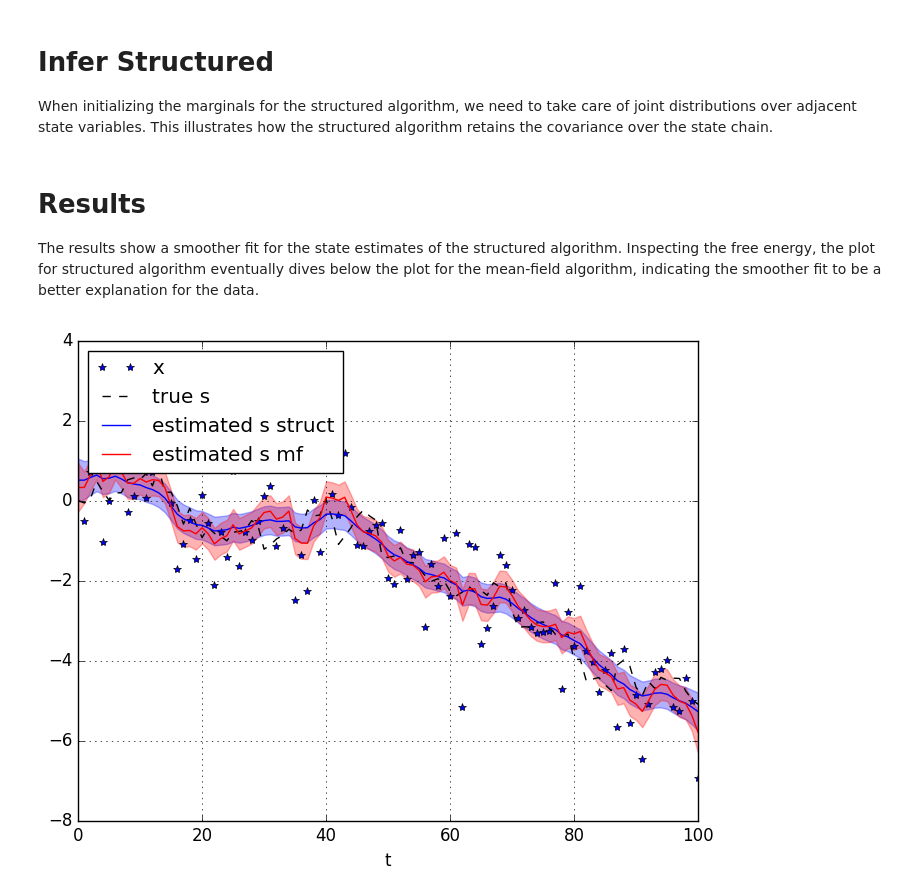
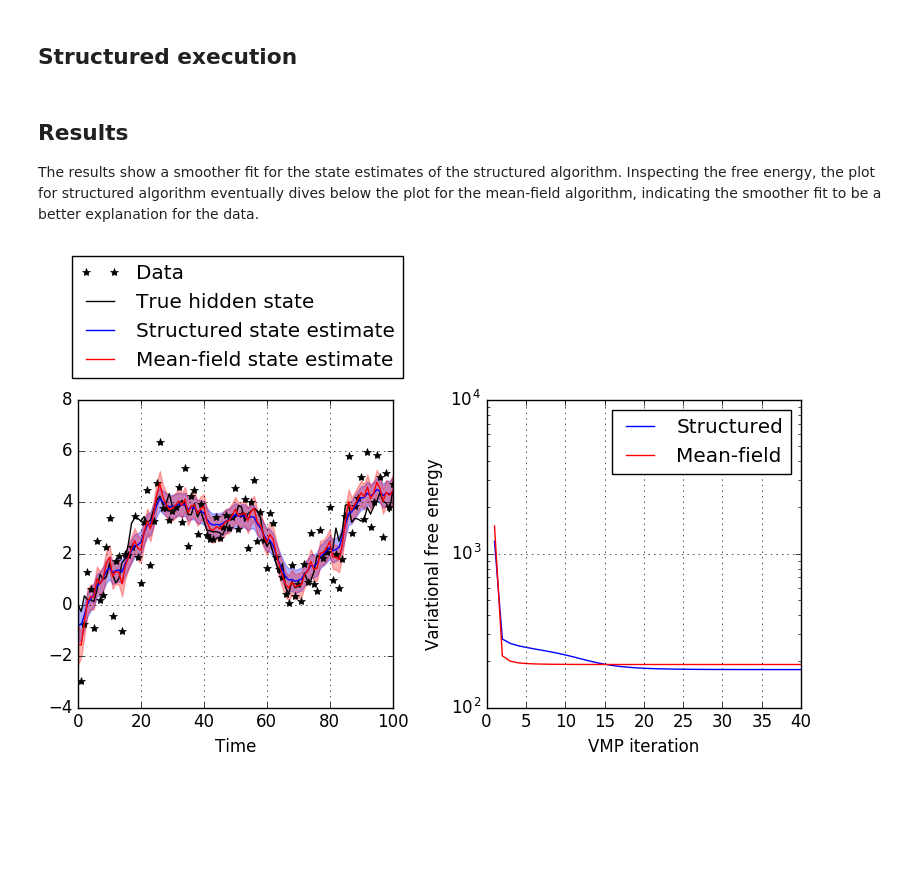
Before and after one commit to biaslab/ForneyLab.jl, a Jupyter notebook: demo/7_structured_variational_estimation.ipynb, the cells around one changed output. Drawn from its saved outputs; the diff is of its cells as text; code cells hidden in the pictures; blank space fills up the shorter version.

```diff
--- a/demo/7_structured_variational_estimation.ipynb
+++ b/demo/7_structured_variational_estimation.ipynb
@@ -121,7 +122,5 @@ end
-# %% [markdown]
-# Infer Structured
-
-When initializing the marginals for the structured algorithm, we need to take care of joint distributions over adjacent state variables. This illustrates how the structured algorithm retains the covariance over the state chain.
+# %% [markdown]
+## Structured execution
 # %%
 # Load algorithm
 eval(parse(algo_struct))
@@ -140,27 +139,39 @@ for i = 1:n_its
 end
 ;
 # %% [markdown]
-# Results
+## Results
 
 The results show a smoother fit for the state estimates of the structured algorithm. Inspecting the free energy, the plot for structured algorithm eventually dives below the plot for the mean-field algorithm, indicating the smoother fit to be a better explanation for the data.
 # %%
 using PyPlot
 
 # Collect state estimates
 m_s_mf = [mean(marginals_mf[:s_*t]) for t=0:n_samples]
 v_s_mf = [var(marginals_mf[:s_*t]) for t=0:n_samples]
 m_s_struct = [mean(marginals_struct[:s_*t]) for t=0:n_samples]
 v_s_struct = [var(marginals_struct[:s_*t]) for t=0:n_samples]
 
 # Plot estimated state
-plot(collect(1:n_samples), x_data, "b*", label="x")
-plot(collect(0:n_samples), [0.0; s_data], "k--", label="true s")
-plot(collect(0:n_samples), m_s_struct, "b-", label="estimated s struct")
+figure(figsize=(8,4))
+subplot(121)
+plot(collect(1:n_samples), x_data, "*", label="Data", color="black")
+plot(collect(0:n_samples), [0.0; s_data], "k-", label="True hidden state")
+plot(collect(0:n_samples), m_s_struct, "b-", label="Structured state estimate")
 fill_between(collect(0:n_samples), m_s_struct-sqrt.(v_s_struct), m_s_struct+sqrt.(v_s_struct), color="b", alpha=0.3);
-plot(collect(0:n_samples), m_s_mf, "r-", label="estimated s mf")
+plot(collect(0:n_samples), m_s_mf, "r-", label="Mean-field state estimate")
 fill_between(collect(0:n_samples), m_s_mf-sqrt.(v_s_mf), m_s_mf+sqrt.(v_s_mf), color="r", alpha=0.3);
 grid("on")
-xlabel("t")
-legend(loc="upper left");
+xlabel("Time")
+legend(loc="upper left", bbox_to_anchor=[-0.05, 1.5]);
+
+subplot(122)
+plot(1:n_its, F_struct, color="blue", label="Structured")
+plot(1:n_its, F_mf, color="red", label="Mean-field")
+grid("on")
+legend()
+yscale("log")
+xlabel("VMP iteration")
+ylabel("Variational free energy")
+tight_layout();
 # %% [output]
-[figure, old version]
+[figure, new version]
```
Also changed, not shown: parts of 12 cells of this notebook, 1 other file.
